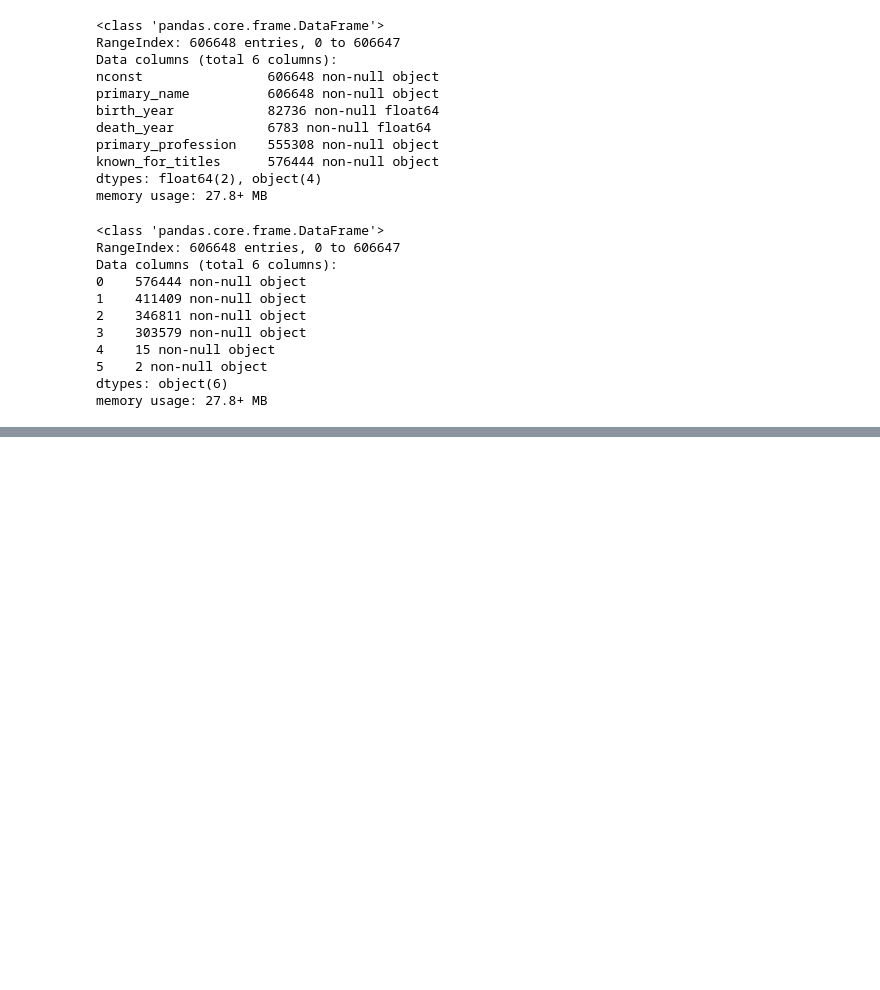
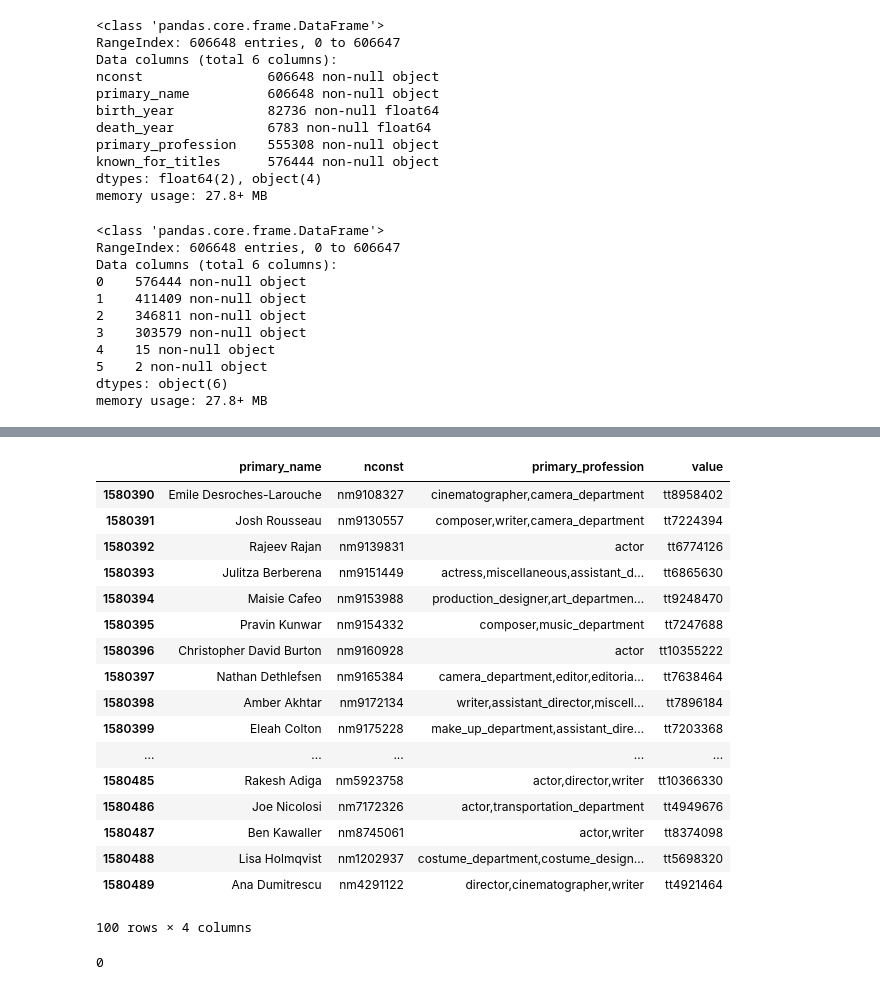
Before and after one commit to mishaberrien/Movie-Performance-Analysis, a Jupyter notebook: imdb_name_basics_cleaning.ipynb, the cells around one changed output, grey strips where cells are left out. Cells and saved outputs as stored; diff of their text form; code cells hidden in the pictures; blank space fills up the shorter version.

```diff
--- a/imdb_name_basics_cleaning.ipynb
+++ b/imdb_name_basics_cleaning.ipynb
@@ -50,3 +50,20 @@ imdb_name_basics.head()
 | 2 | nm0062070 | Bruce Baum | NaN | NaN | miscellaneous,actor,writer | tt1470654,tt0363631,tt0104030,tt0... | ... |
 | 3 | nm0062195 | Axel Baumann | NaN | NaN | camera_department,cinematographer... | tt0114371,tt2004304,tt1618448,tt1... | ... |
 | 4 | nm0062798 | Pete Baxter | NaN | NaN | production_designer,art_departmen... | tt0452644,tt0452692,tt3458030,tt2... | ... |
+# %%
+imdb_names_small = imdb_name_basics
+imdb_names_small = imdb_names_small.drop(['birth_year',
+                                          'death_year',
+                                          'known_for_titles'],
+                                         axis=1)
+# %%
+imdb_names_melt = pd.melt(imdb_names_small,
+                          id_vars =['primary_name',
+                                    'nconst',
+                                    'primary_profession'],
+                          value_vars =['known_for_titles_1',
+                                       'known_for_titles_2',
+                                       'known_for_titles_3',
+                                       'known_for_titles_4',
+                                       'known_for_titles_5',
+                                       'known_for_titles_6'])
@@ -52,0 +79,30 @@ imdb_name_basics.head()
+# %%
+imdb_names_melt.drop('variable', inplace=True, axis=1)
+imdb_names_melt.dropna(inplace=True)
+imdb_names_melt.reset_index(inplace=True)
+imdb_names_melt.drop('index', axis=1, inplace=True)
+# %%
+imdb_names_melt.tail(100)
+# %% [output]
+|  | primary_name | nconst | primary_profession | value |
+| 1580390 | Emile Desroches-Larouche | nm9108327 | cinematographer,camera_department | tt8958402 |
+| 1580391 | Josh Rousseau | nm9130557 | composer,writer,camera_department | tt7224394 |
+| 1580392 | Rajeev Rajan | nm9139831 | actor | tt6774126 |
+| 1580393 | Julitza Berberena | nm9151449 | actress,miscellaneous,assistant_d... | tt6865630 |
+| 1580394 | Maisie Cafeo | nm9153988 | production_designer,art_departmen... | tt9248470 |
+| 1580395 | Pravin Kunwar | nm9154332 | composer,music_department | tt7247688 |
+| 1580396 | Christopher David Burton | nm9160928 | actor | tt10355222 |
+| 1580397 | Nathan Dethlefsen | nm9165384 | camera_department,editor,editoria... | tt7638464 |
+| 1580398 | Amber Akhtar | nm9172134 | writer,assistant_director,miscell... | tt7896184 |
+| 1580399 | Eleah Colton | nm9175228 | make_up_department,assistant_dire... | tt7203368 |
+| ... | ... | ... | ... | ... |
+| 1580485 | Rakesh Adiga | nm5923758 | actor,director,writer | tt10366330 |
+| 1580486 | Joe Nicolosi | nm7172326 | actor,transportation_department | tt4949676 |
+| 1580487 | Ben Kawaller | nm8745061 | actor,writer | tt8374098 |
+| 1580488 | Lisa Holmqvist | nm1202937 | costume_department,costume_design... | tt5698320 |
+| 1580489 | Ana Dumitrescu | nm4291122 | director,cinematographer,writer | tt4921464 |
+100 rows × 4 columns
+# %%
+imdb_names_melt.duplicated().sum()
+# %% [output]
+0
```
Also changed, not shown: parts of 5 cells of this notebook, 4 other files.
